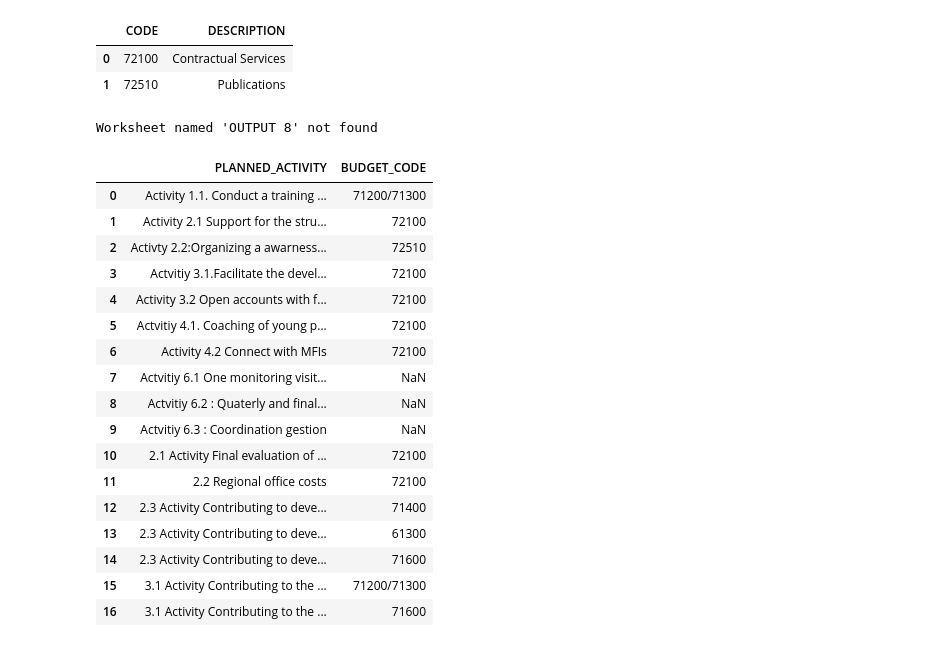
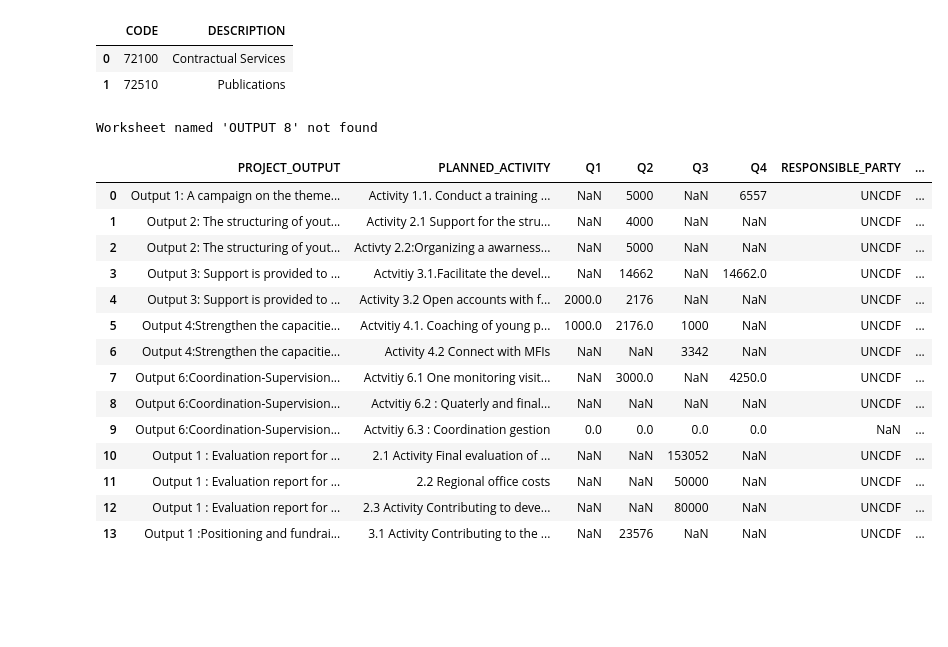
Before and after one commit to Izzywa/AWP, a Jupyter notebook: convert.ipynb, the cells around one changed output. Cells and saved outputs as stored; diff of their text form; code cells hidden in the pictures; blank space fills up the shorter version.

Commit message:
planned activities table

```diff
--- a/convert.ipynb
+++ b/convert.ipynb
@@ -201,6 +201,25 @@ indicator_table = pd.DataFrame(columns=[
  'MID_YEAR_ACTUALS',
  'END_YEAR_ACTUALS',
  'DATA_SOURCE'])
+
+activity_columns = [
+    'PROJECT_OUTPUT',
+    'PLANNED_ACTIVITY',
+    'Q1',
+    'Q2',
+    'Q3',
+    'Q4',
+    'RESPONSIBLE_PARTY',
+    'ANNUAL_BUDGET',
+    'AMOUNT_FUNDED',
+    'AMOUNT_UNFUNDED',
+    'Q1_EXPENDITURE',
+    'Q2_EXPENDITURE',
+    'Q3_EXPENDITURE',
+    'Q4_EXPENDITURE',
+    'PROGRESS'
+]
+planned_activity_table = pd.DataFrame(columns=activity_columns)
 # %%
 count = 1
 # for each output and indicator sheets insert data
@@ -208,7 +227,15 @@ while True:
     try:
         act =data.parse(f'OUTPUT {count}', header=2)
 
+        # adding to the output table
+        oc = data.parse(f'OUTPUT {count}').iloc[0:1]
+        oc['PROJECT_ID'] = this_project_id
+        oc = oc[output_table.columns.to_list()]
+        output_table = pd.concat([output_table, oc], ignore_index=True)
+        output_table = output_table.drop_duplicates()
+
         for index, row in act.iterrows():
+            # add to budget code table
             if not pd.isna(row['BUDGET_DESCRIPTION']):
                 for description in row['BUDGET_DESCRIPTION'].split(','):
                     code = description.split('-')[0].strip()
@@ -226,52 +253,47 @@ while True:
 
                 activity_budget_table = pd.concat([activity_budget_table, activity_budget_concat], ignore_index=True)
 
             activity_budget_table = activity_budget_table.drop_duplicates()
 
-        # add to budget code table
+        act['PROJECT_OUTPUT'] = oc.iloc[0]['PROJECT_OUTPUT']
+        newdf = act[activity_columns]
+        planned_activity_table = pd.concat([planned_activity_table, newdf], ignore_index=True)
+        planned_activity_table = planned_activity_table.drop_duplicates()
 
 
-        # adding to the output table
-        oc = data.parse(f'OUTPUT {count}').iloc[0:1]
-        oc['PROJECT_ID'] = this_project_id
-        oc = oc[output_table.columns.to_list()]
-        output_table = pd.concat([output_table, oc], ignore_index=True)
-        output_table = output_table.drop_duplicates()
+
     except ValueError as e:
         print(e)
         break
 
     try:
         # adding to indicator table
         ind = data.parse(f'INDICATOR {count}')
         ind['PROJECT_OUTPUT'] = oc.iloc[0]['PROJECT_OUTPUT']
         ind = ind[indicator_table.columns.to_list()]
         indicator_table = pd.concat([indicator_table, ind], ignore_index=True)
         indicator_table = indicator_table.drop_duplicates()
     except ValueError as e:
         print(e)
         pass
 
     count += 1
 
-activity_budget_table
+planned_activity_table
 # %% [output]
 Worksheet named 'OUTPUT 8' not found
-|  | PLANNED_ACTIVITY | BUDGET_CODE |
-| 0 | Activity 1.1. Conduct a training ... | 71200/71300 |
-| 1 | Activity 2.1 Support for the stru... | 72100 |
-| 2 | Activty 2.2:Organizing a awarness... | 72510 |
-| 3 | Actvitiy 3.1.Facilitate the devel... | 72100 |
-| 4 | Activity 3.2 Open accounts with f... | 72100 |
-| 5 | Actvitiy 4.1. Coaching of young p... | 72100 |
-| 6 | Activity 4.2 Connect with MFIs | 72100 |
-| 7 | Actvitiy 6.1 One monitoring visit... | NaN |
-| 8 | Actvitiy 6.2 : Quaterly and final... | NaN |
-| 9 | Actvitiy 6.3 : Coordination gestion | NaN |
-| 10 | 2.1 Activity Final evaluation of ... | 72100 |
-| 11 | 2.2 Regional office costs | 72100 |
-| 12 | 2.3 Activity Contributing to deve... | 71400 |
-| 13 | 2.3 Activity Contributing to deve... | 61300 |
-| 14 | 2.3 Activity Contributing to deve... | 71600 |
-| 15 | 3.1 Activity Contributing to the ... | 71200/71300 |
-| 16 | 3.1 Activity Contributing to the ... | 71600 |
+|  | PROJECT_OUTPUT | PLANNED_ACTIVITY | Q1 | Q2 | Q3 | Q4 | RESPONSIBLE_PARTY | ... |
+| 0 | Output 1: A campaign on the theme... | Activity 1.1. Conduct a training ... | NaN | 5000 | NaN | 6557 | UNCDF | ... |
+| 1 | Output 2: The structuring of yout... | Activity 2.1 Support for the stru... | NaN | 4000 | NaN | NaN | UNCDF | ... |
+| 2 | Output 2: The structuring of yout... | Activty 2.2:Organizing a awarness... | NaN | 5000 | NaN | NaN | UNCDF | ... |
+| 3 | Output 3: Support is provided to ... | Actvitiy 3.1.Facilitate the devel... | NaN | 14662 | NaN | 14662.0 | UNCDF | ... |
+| 4 | Output 3: Support is provided to ... | Activity 3.2 Open accounts with f... | 2000.0 | 2176 | NaN | NaN | UNCDF | ... |
+| 5 | Output 4:Strengthen the capacitie... | Actvitiy 4.1. Coaching of young p... | 1000.0 | 2176.0 | 1000 | NaN | UNCDF | ... |
+| 6 | Output 4:Strengthen the capacitie... | Activity 4.2 Connect with MFIs | NaN | NaN | 3342 | NaN | UNCDF | ... |
+| 7 | Output 6:Coordination-Supervision... | Actvitiy 6.1 One monitoring visit... | NaN | 3000.0 | NaN | 4250.0 | UNCDF | ... |
+| 8 | Output 6:Coordination-Supervision... | Actvitiy 6.2 : Quaterly and final... | NaN | NaN | NaN | NaN | UNCDF | ... |
+| 9 | Output 6:Coordination-Supervision... | Actvitiy 6.3 : Coordination gestion | 0.0 | 0.0 | 0.0 | 0.0 | NaN | ... |
+| 10 | Output 1 : Evaluation report for ... | 2.1 Activity Final evaluation of ... | NaN | NaN | 153052 | NaN | UNCDF | ... |
+| 11 | Output 1 : Evaluation report for ... | 2.2 Regional office costs | NaN | NaN | 50000 | NaN | UNCDF | ... |
+| 12 | Output 1 : Evaluation report for ... | 2.3 Activity Contributing to deve... | NaN | NaN | 80000 | NaN | UNCDF | ... |
+| 13 | Output 1 :Positioning and fundrai... | 3.1 Activity Contributing to the ... | NaN | 23576 | NaN | NaN | UNCDF | ... |
```
